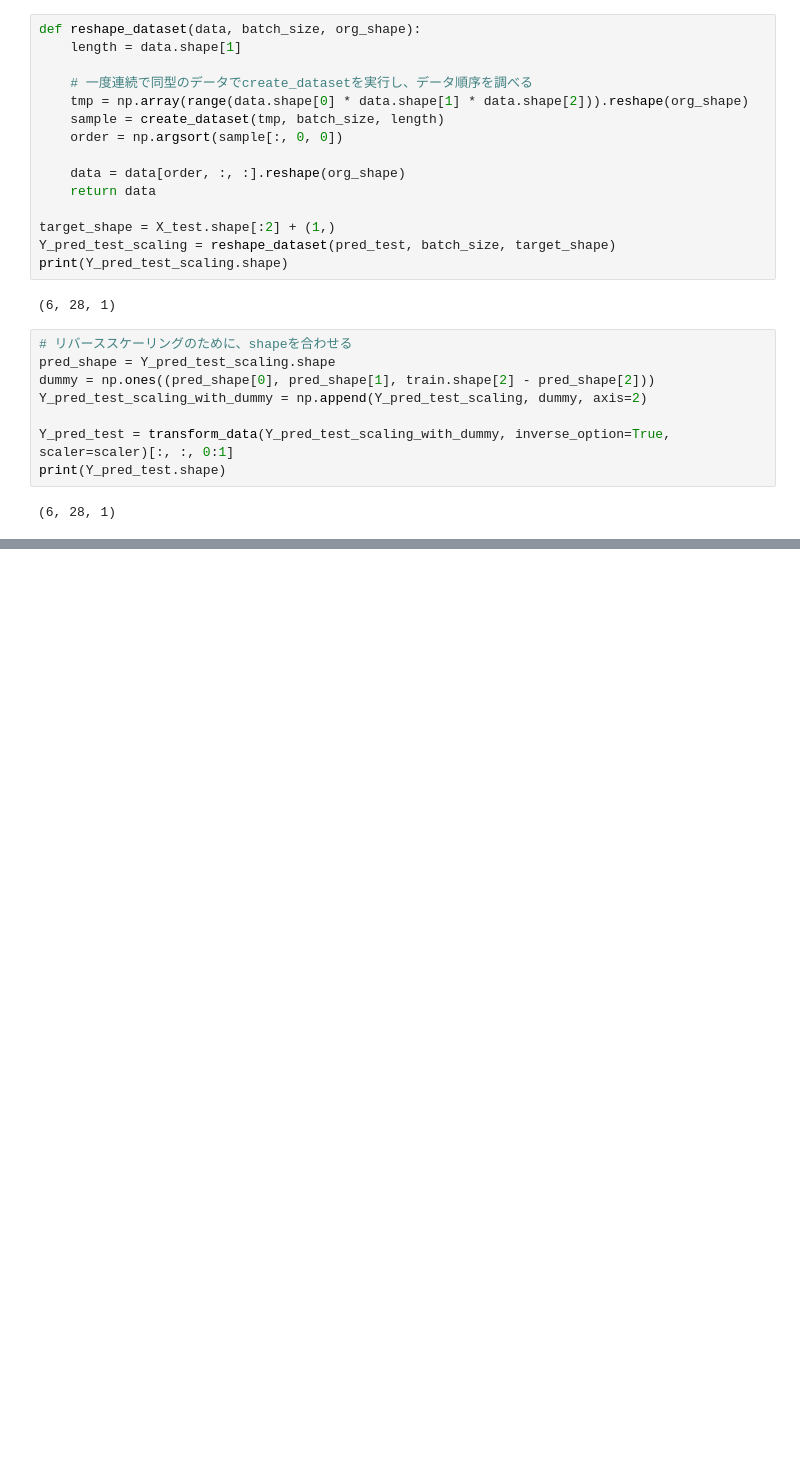
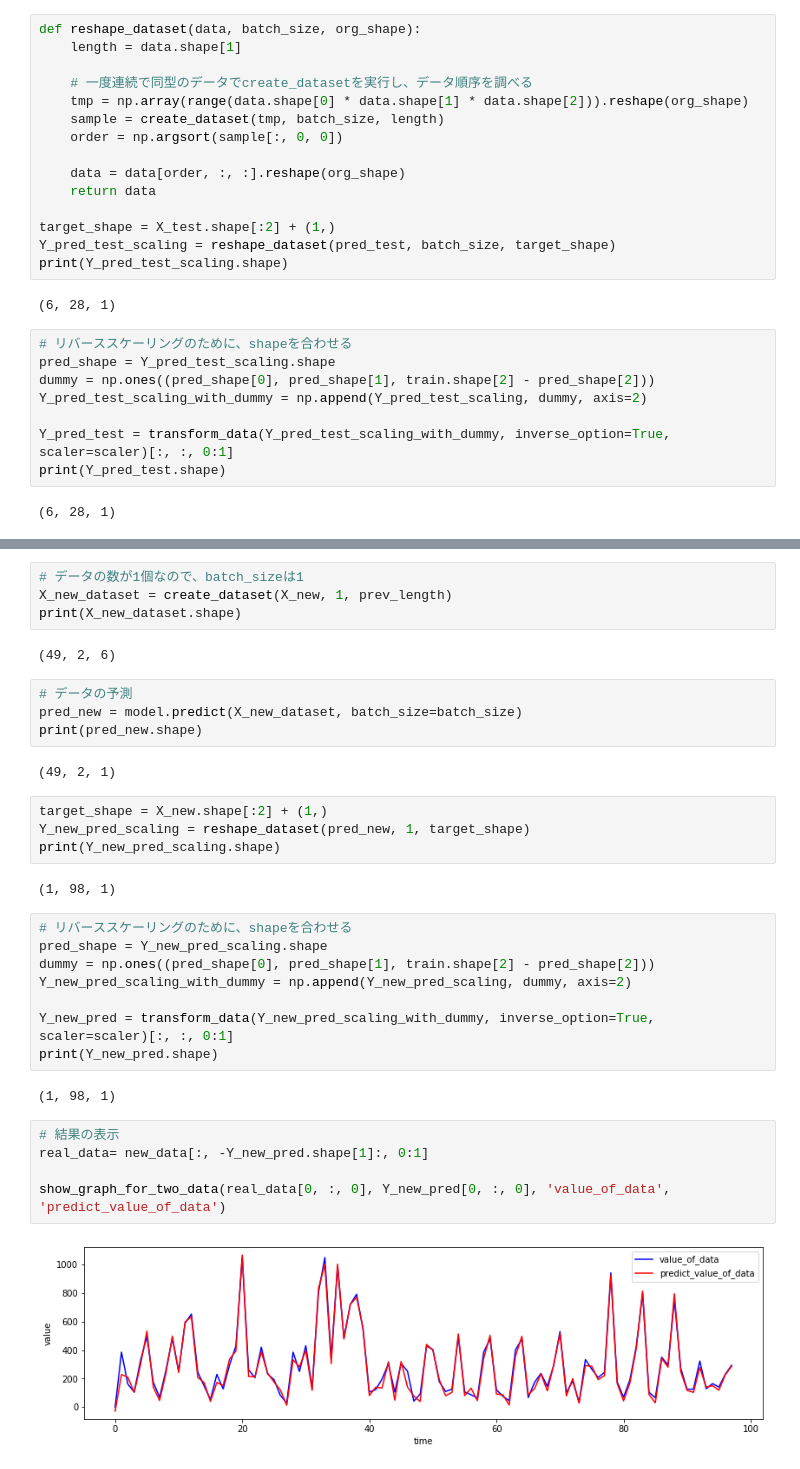
Before and after one commit to busitaro/toy-data-analyze, a Jupyter notebook: lstm_by_multi_dimentions_data.ipynb, the cells around one changed output, grey strips where cells are left out. Drawn from its saved outputs; the diff is of its cells as text; blank space fills up the shorter version.

```diff
--- a/lstm_by_multi_dimentions_data.ipynb
+++ b/lstm_by_multi_dimentions_data.ipynb
@@ -430,0 +453,35 @@ for idx in range(len(Y_test)):
+# %%
+# データの数が1個なので、batch_sizeは1
+X_new_dataset = create_dataset(X_new, 1, prev_length)
+print(X_new_dataset.shape)
+# %% [output]
+(49, 2, 6)
+# %%
+# データの予測
+pred_new = model.predict(X_new_dataset, batch_size=batch_size)
+print(pred_new.shape)
+# %% [output]
+(49, 2, 1)
+# %%
+target_shape = X_new.shape[:2] + (1,)
+Y_new_pred_scaling = reshape_dataset(pred_new, 1, target_shape)
+print(Y_new_pred_scaling.shape)
+# %% [output]
+(1, 98, 1)
+# %%
+# リバーススケーリングのために、shapeを合わせる
+pred_shape = Y_new_pred_scaling.shape
+dummy = np.ones((pred_shape[0], pred_shape[1], train.shape[2] - pred_shape[2]))
+Y_new_pred_scaling_with_dummy = np.append(Y_new_pred_scaling, dummy, axis=2)
+
+Y_new_pred = transform_data(Y_new_pred_scaling_with_dummy, inverse_option=True, scaler=scaler)[:, :, 0:1]
+print(Y_new_pred.shape)
+# %% [output]
+(1, 98, 1)
+# %%
+# 結果の表示
+real_data= new_data[:, -Y_new_pred.shape[1]:, 0:1]
+
+show_graph_for_two_data(real_data[0, :, 0], Y_new_pred[0, :, 0], 'value_of_data', 'predict_value_of_data')
+# %% [output]
+[figure, added]
```
Also changed, not shown: parts of 17 cells of this notebook.
